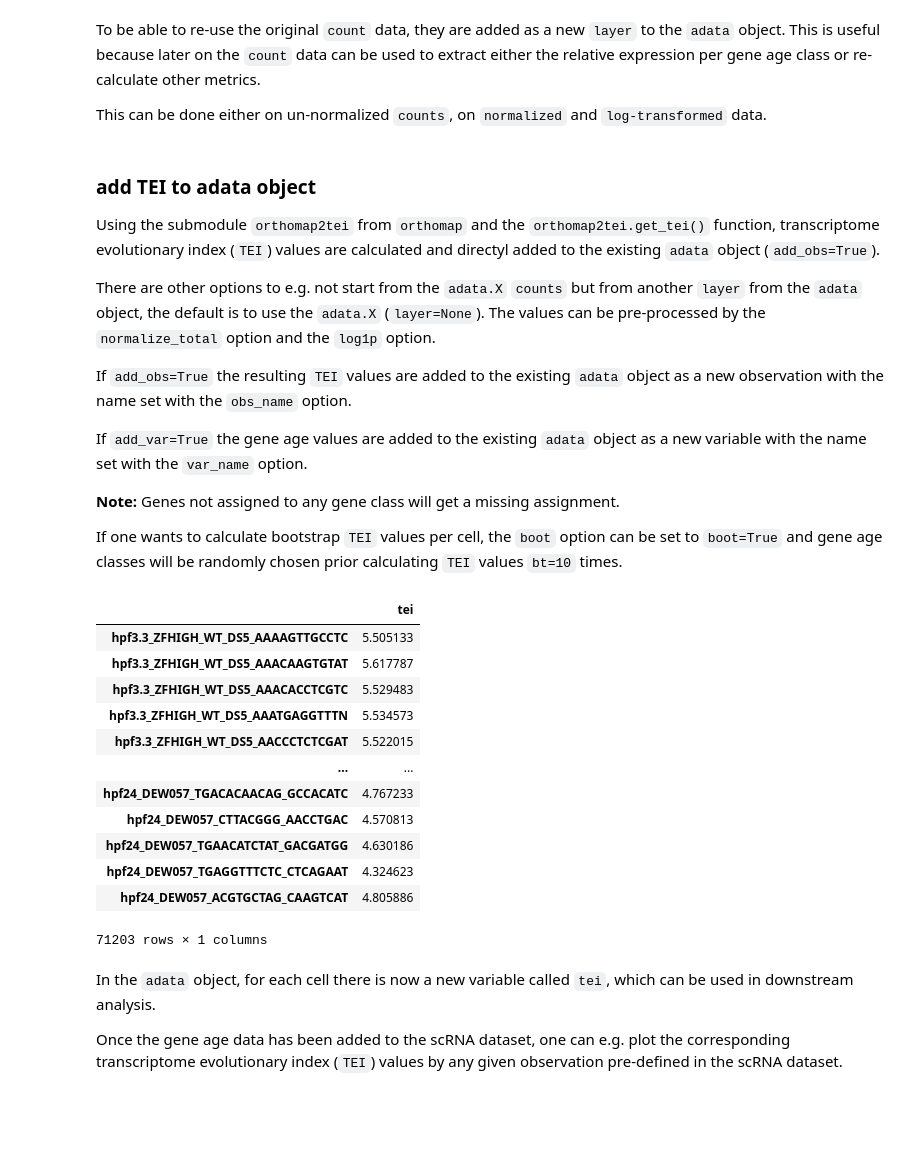
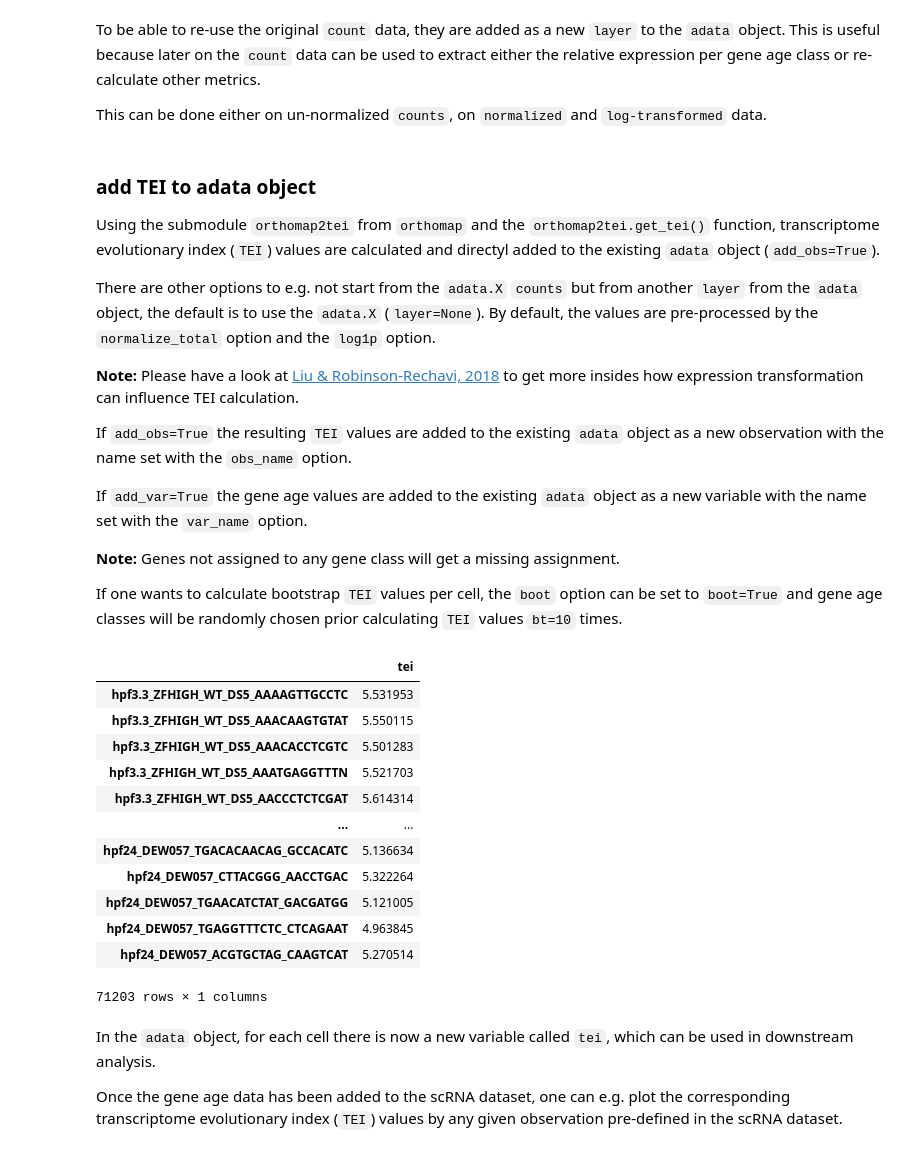
Before and after one commit to kullrich/orthomap, a Jupyter notebook: docs/notebooks/add_tei.ipynb, the cells around one changed output. Cells and saved outputs as stored; diff of their text form; code cells hidden in the pictures; blank space fills up the shorter version.

```diff
--- a/docs/notebooks/add_tei.ipynb
+++ b/docs/notebooks/add_tei.ipynb
@@ -151,7 +151,9 @@ zebrafish_data.layers['counts'] = zebrafish_data.X
 
 Using the submodule `orthomap2tei` from `orthomap` and the `orthomap2tei.get_tei()` function, transcriptome evolutionary index (`TEI`) values are calculated and directyl added to the existing `adata` object (`add_obs=True`).
 
-There are other options to e.g. not start from the `adata.X` `counts` but from another `layer` from the `adata` object, the default is to use the `adata.X` (`layer=None`). The values can be pre-processed by the `normalize_total` option and the `log1p` option.
+There are other options to e.g. not start from the `adata.X` `counts` but from another `layer` from the `adata` object, the default is to use the `adata.X` (`layer=None`). By default, the values are pre-processed by the `normalize_total` option and the `log1p` option.
+
+__Note:__ Please have a look at [Liu & Robinson-Rechavi, 2018](https://doi.org/10.1093/gbe/evy177>) to get more insides how expression transformation can influence TEI calculation.
 
 If `add_obs=True` the resulting `TEI` values are added to the existing `adata` object as a new observation with the name set with the `obs_name` option.
 
@@ -163,32 +165,32 @@ If one wants to calculate bootstrap `TEI` values per cell, the `boot` option can
 # %%
 # add TEI values to existing adata object
 orthomap2tei.get_tei(adata=zebrafish_data,
     gene_id=query_orthomap['geneID'],
     gene_age=query_orthomap['PSnum'],
     keep='min',
     layer=None,
     add_var=True,
     var_name='Phylostrata',
     add_obs=True,
     obs_name='tei',
     boot=False,
     bt=10,
-    normalize_total=False,
-    log1p=False,
+    normalize_total=True,
+    log1p=True,
     target_sum=1e6)
 # %% [output]
 |  | tei |
-| hpf3.3_ZFHIGH_WT_DS5_AAAAGTTGCCTC | 5.505133 |
-| hpf3.3_ZFHIGH_WT_DS5_AAACAAGTGTAT | 5.617787 |
-| hpf3.3_ZFHIGH_WT_DS5_AAACACCTCGTC | 5.529483 |
-| hpf3.3_ZFHIGH_WT_DS5_AAATGAGGTTTN | 5.534573 |
-| hpf3.3_ZFHIGH_WT_DS5_AACCCTCTCGAT | 5.522015 |
+| hpf3.3_ZFHIGH_WT_DS5_AAAAGTTGCCTC | 5.531953 |
+| hpf3.3_ZFHIGH_WT_DS5_AAACAAGTGTAT | 5.550115 |
+| hpf3.3_ZFHIGH_WT_DS5_AAACACCTCGTC | 5.501283 |
+| hpf3.3_ZFHIGH_WT_DS5_AAATGAGGTTTN | 5.521703 |
+| hpf3.3_ZFHIGH_WT_DS5_AACCCTCTCGAT | 5.614314 |
 | ... | ... |
-| hpf24_DEW057_TGACACAACAG_GCCACATC | 4.767233 |
-| hpf24_DEW057_CTTACGGG_AACCTGAC | 4.570813 |
-| hpf24_DEW057_TGAACATCTAT_GACGATGG | 4.630186 |
-| hpf24_DEW057_TGAGGTTTCTC_CTCAGAAT | 4.324623 |
-| hpf24_DEW057_ACGTGCTAG_CAAGTCAT | 4.805886 |
+| hpf24_DEW057_TGACACAACAG_GCCACATC | 5.136634 |
+| hpf24_DEW057_CTTACGGG_AACCTGAC | 5.322264 |
+| hpf24_DEW057_TGAACATCTAT_GACGATGG | 5.121005 |
+| hpf24_DEW057_TGAGGTTTCTC_CTCAGAAT | 4.963845 |
+| hpf24_DEW057_ACGTGCTAG_CAAGTCAT | 5.270514 |
 71203 rows × 1 columns
 # %% [markdown]
 In the `adata` object, for each cell there is now a new variable called `tei`, which can be used in downstream analysis.
```
Also changed, not shown: parts of 1 cell of this notebook, 2 other files.
